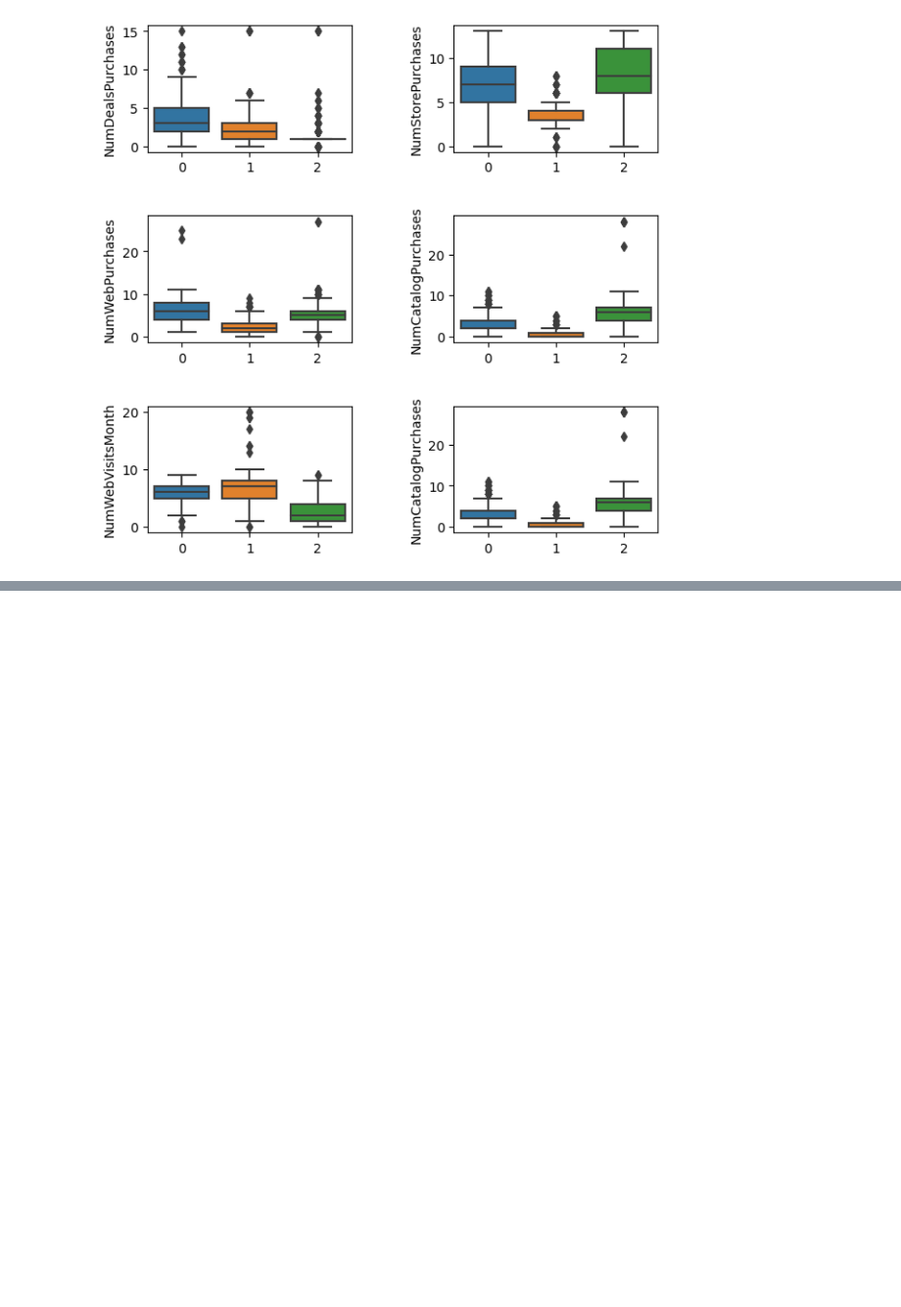
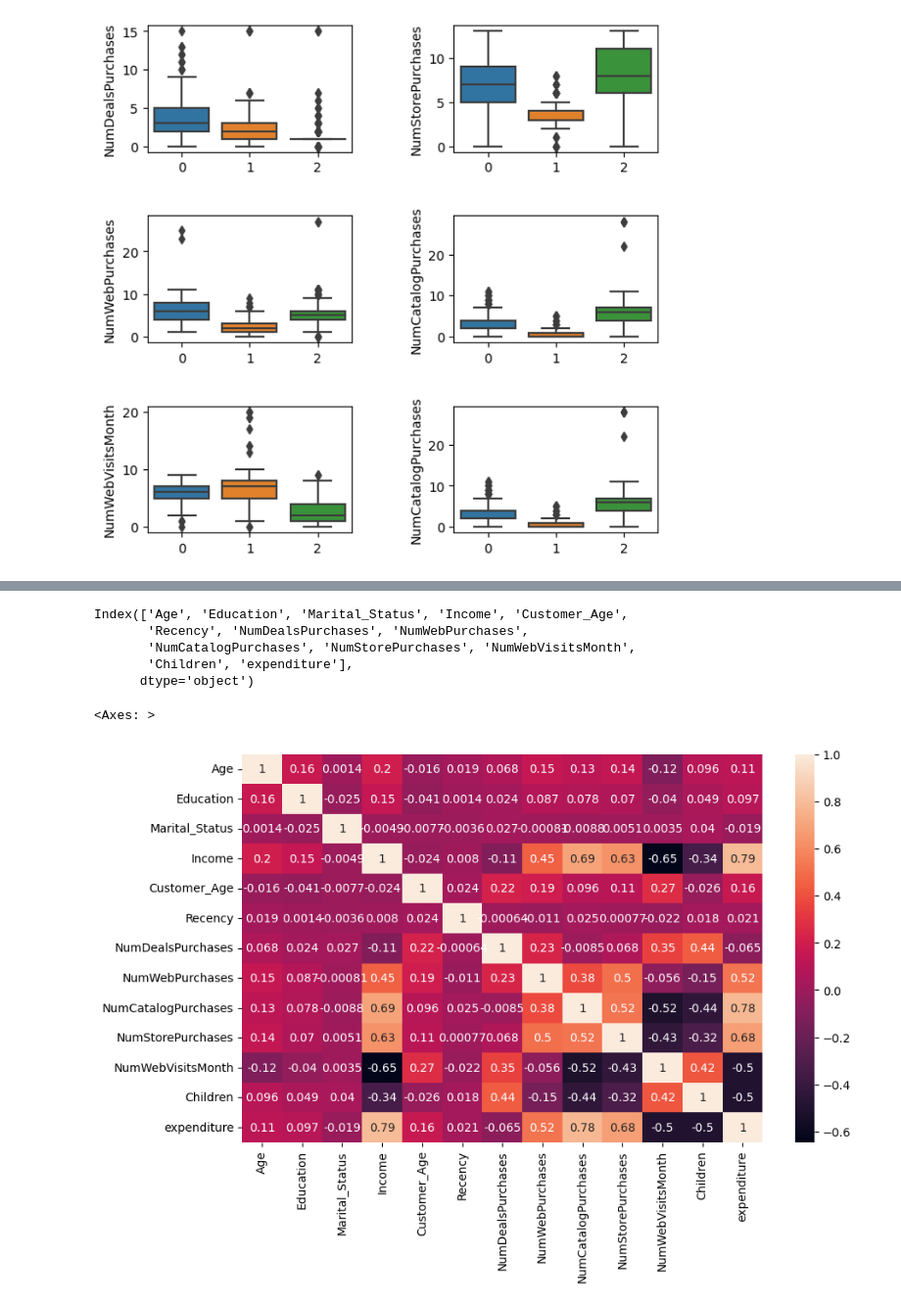
Before and after one commit to dikshaaswal/Kaggle, a Jupyter notebook: customer-personality-analysis.ipynb, the cells around one changed output, grey strips where cells are left out. Shown at 98% size. Saved outputs shown, nothing was run; the diff lists cells and outputs as text; code cells hidden in the pictures; blank space fills up the shorter version.

```diff
--- a/customer-personality-analysis.ipynb
+++ b/customer-personality-analysis.ipynb
@@ -284,0 +293,25 @@ plt.subplots_adjust(hspace=0.5)
+# %%
+data['expenditure'] = data["MntWines"]+ data["MntFruits"]+ data["MntMeatProducts"]+ data["MntFishProducts"]+ data["MntSweetProducts"]+ data["MntGoldProds"]
+# %%
+data.drop(['MntWines', 'MntFruits', 'MntMeatProducts',
+       'MntFishProducts', 'MntSweetProducts', 'MntGoldProds'], inplace = True, axis = 1)
+# %%
+data.columns
+# %% [output]
+Index(['Age', 'Education', 'Marital_Status', 'Income', 'Customer_Age',
+       'Recency', 'NumDealsPurchases', 'NumWebPurchases',
+       'NumCatalogPurchases', 'NumStorePurchases', 'NumWebVisitsMonth',
+       'Children', 'expenditure'],
+      dtype='object')
+# %%
+std = StandardScaler()
+scaler = std.fit_transform(data)
+# %%
+scaler = pd.DataFrame(scaler, columns = list(data.columns))
+# %%
+plt.figure(figsize = (10,6))
+correlation =scaler.corr()
+sns.heatmap(correlation, annot = True)
+# %% [output]
+<Axes: >
+[figure, added]
```
Also changed, not shown: parts of 16 cells of this notebook.
